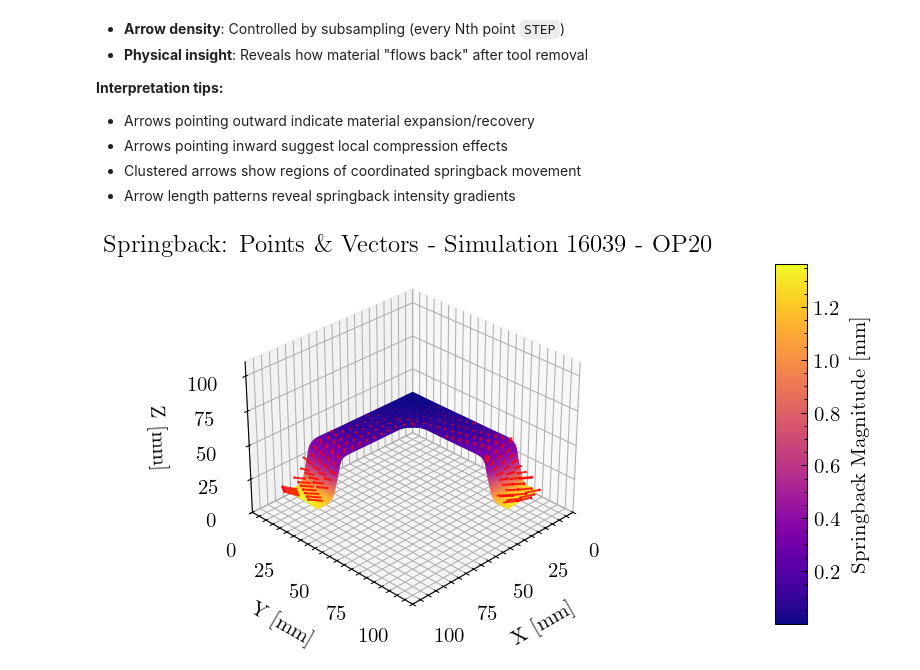
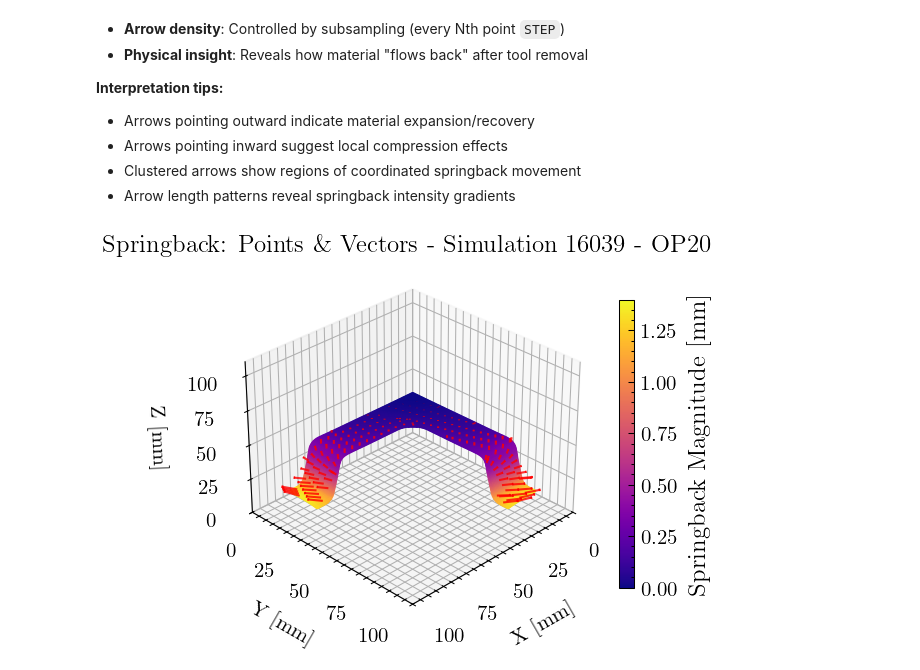
Before and after one commit to BaumSebastian/DDACS, a Jupyter notebook: examples/dataset_demo.ipynb, the cells around one changed output. Cells and saved outputs as stored; diff of their text form; code cells hidden in the pictures.

Commit message:
added constant colormap for comparable plots

```diff
--- a/examples/dataset_demo.ipynb
+++ b/examples/dataset_demo.ipynb
@@ -467,6 +474,10 @@ final_coords, displacement_vectors = extract_point_springback(h5_path, operation
 # Calculate displacement magnitude for color mapping
 displacement_magnitude = np.linalg.norm(displacement_vectors, axis=1)
 
+# Settings for plotting.
+global_springback_min = 0.0
+global_springback_max = 1.4
+
 # Statistics
 print(f"Springback statistics:")
 print(f" - Mean magnitude: {displacement_magnitude.mean():.4f} mm")
@@ -486,10 +497,16 @@ Shows the final geometry as a colored point cloud where colors represent springb
 fig = plt.figure(figsize=FIGURE_SIZE, dpi=FIGURE_DPI)
 ax = fig.add_subplot(111, projection='3d')
 
+norm = Normalize(vmin=global_springback_min, vmax=global_springback_max)
+colors = plt.cm.plasma(norm(displacement_magnitude))
+
+
 scatter = ax.scatter(final_coords[:, 0], final_coords[:, 1], final_coords[:, 2],
-                    c=displacement_magnitude, cmap='plasma', s=1, alpha=0.8)
+                    c=colors, s=1, alpha=0.8)
 
-cbar = plt.colorbar(scatter, ax=ax, shrink=0.8)
+sm = plt.cm.ScalarMappable(cmap='plasma', norm=norm)
+cbar = plt.colorbar(sm, ax=ax, shrink=0.8)
+cbar.ax.yaxis.set_major_formatter(ticker.FormatStrFormatter('%.2f'))
 cbar.set_label('Springback Magnitude [mm]', fontsize=12)
 
 ax.set_xlabel('X [mm]')
@@ -547,35 +566,37 @@ Vector visualizations show both magnitude and direction of springback displaceme
 # Variables
 STEP = 25 # Resolution/Amount of arrows
 SCALING = 10 # Scaling of the arrows
 
 fig = plt.figure(figsize=FIGURE_SIZE, dpi=FIGURE_DPI)
 ax = fig.add_axes([0.1, 0.1, 0.6, 0.8], projection='3d')
 
 scatter = ax.scatter(final_coords[:, 0], final_coords[:, 1], final_coords[:, 2],
-                    c=displacement_magnitude, cmap='plasma', s=1, alpha=1)
+                    c=colors,  s=1, alpha=1)
 
 # Vectors (subsampled)
 coords_sub = final_coords[::STEP]
 vectors_sub = displacement_vectors[::STEP] * SCALING
 
 ax.quiver(coords_sub[:, 0], coords_sub[:, 1], coords_sub[:, 2],
           vectors_sub[:, 0], vectors_sub[:, 1], vectors_sub[:, 2],
           color='red', alpha=0.8, arrow_length_ratio=0.1)
 
-cbar_ax = fig.add_axes([0.75, 0.1, 0.03, 0.8])
-cbar = plt.colorbar(scatter, cax=cbar_ax)
-cbar.set_label('Springback Magnitude [mm]')
+
+sm = plt.cm.ScalarMappable(cmap='plasma', norm=norm)
+cbar = plt.colorbar(sm, ax=ax, shrink=0.8)
+cbar.ax.yaxis.set_major_formatter(ticker.FormatStrFormatter('%.2f'))
+cbar.set_label('Springback Magnitude [mm]', fontsize=12)
 
 ax.set_xlim(AXIS_LIMITS)
 ax.set_ylim(AXIS_LIMITS)
 ax.set_zlim(AXIS_LIMITS)
 ax.view_init(VIEW_ELEVATION, VIEW_AZIMUTH)
 
 ax.set_xlabel('X [mm]')
 ax.set_ylabel('Y [mm]')
 ax.set_zlabel('Z [mm]')
 ax.set_title(f'Springback: Points \& Vectors - Simulation {sim_id} - OP{OPERATION}')
 
 plt.show()
 # %% [output]
-[figure, old version]
+[figure, new version]
```
Also changed, not shown: parts of 4 cells of this notebook.
